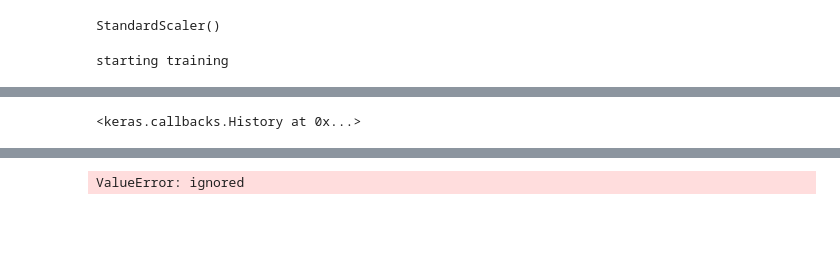
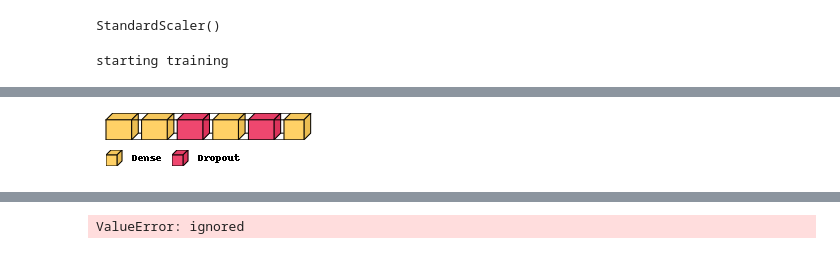
Before and after one commit to Rmccusker86/FraudulentCharges, a Jupyter notebook: finalmodelv121.ipynb, the cells around one changed output, grey strips where cells are left out. Cells and saved outputs as stored; diff of their text form; code cells hidden in the pictures; blank space fills up the shorter version.

Commit message:
totally the final model this time

```diff
--- a/finalmodel.ipynb
+++ b/finalmodelv121.ipynb
@@ -239,3 +243,13 @@ _________________________________________________________________
+# %%
+visualkeras.layered_view(model).show() # display using your system viewer
+visualkeras.layered_view(model, to_file='output.png') # write to disk
+visualkeras.layered_view(model, to_file='output.png').show() # write and show
+from PIL import ImageFont
+
+
+visualkeras.layered_view(model, legend=True)  # font is optional!
+# %% [output]
+[figure, added]
 # %%
 metrics = [
     keras.metrics.FalseNegatives(name="fn"),
@@ -251,7 +265,7 @@ model.compile(
 callbacks = [keras.callbacks.EarlyStopping(monitor='val_auc', patience=200),keras.callbacks.ModelCheckpoint("fraud_model_at_epoch_{epoch}_val_scores_tp_{val_tp}_fn_{val_fn}_tn_{val_tn}_fp_{val_fp}_auc_{val_auc}.h5")]
 class_weight = class_weights
 # %%
-model.fit(
+  history=model.fit(
     X_train.values,
     y_train.values,
     batch_size=2048,
@@ -262,5 +276,3 @@ model.fit(
     class_weight=class_weight,
 
 )
-# %% [output]
-<keras.callbacks.History at 0x...>
```
Also changed, not shown: parts of 17 cells of this notebook.
